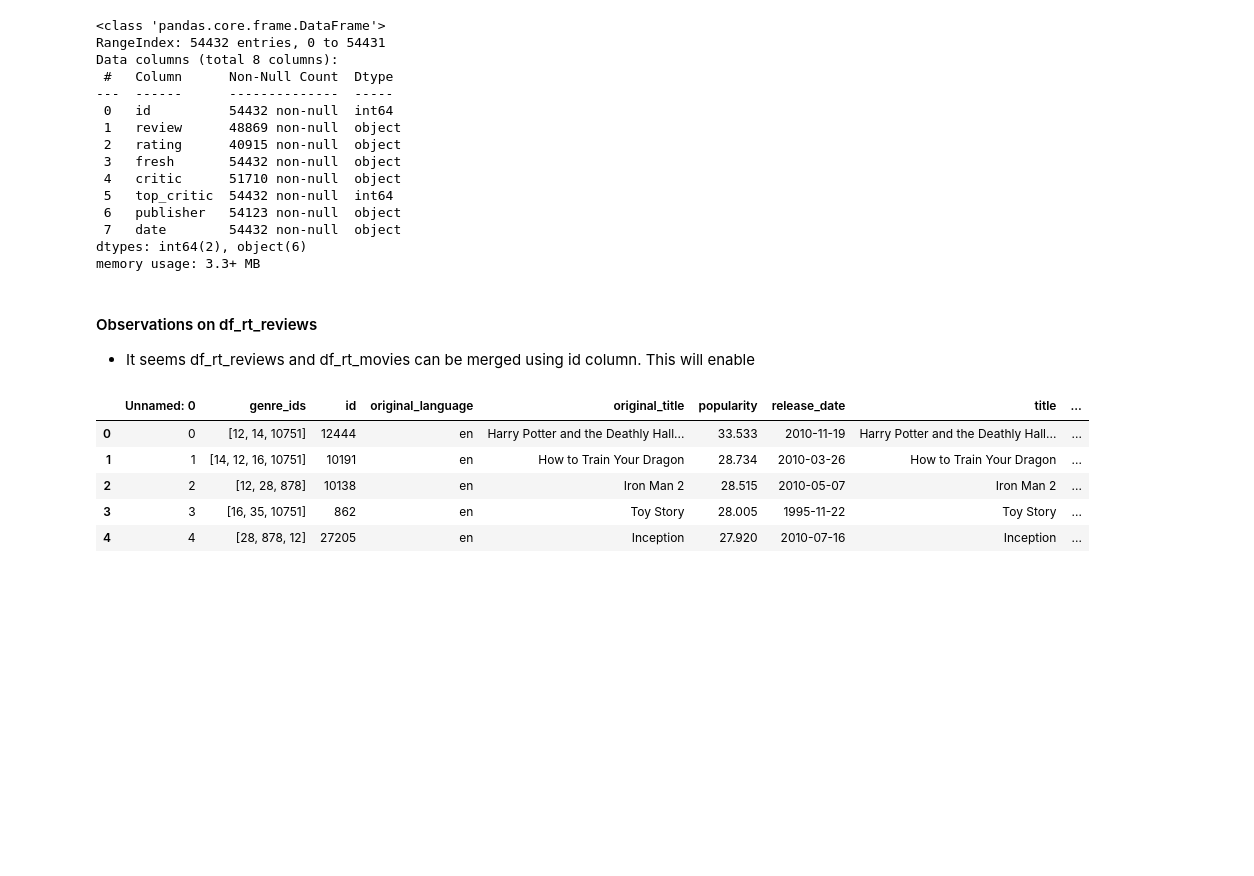
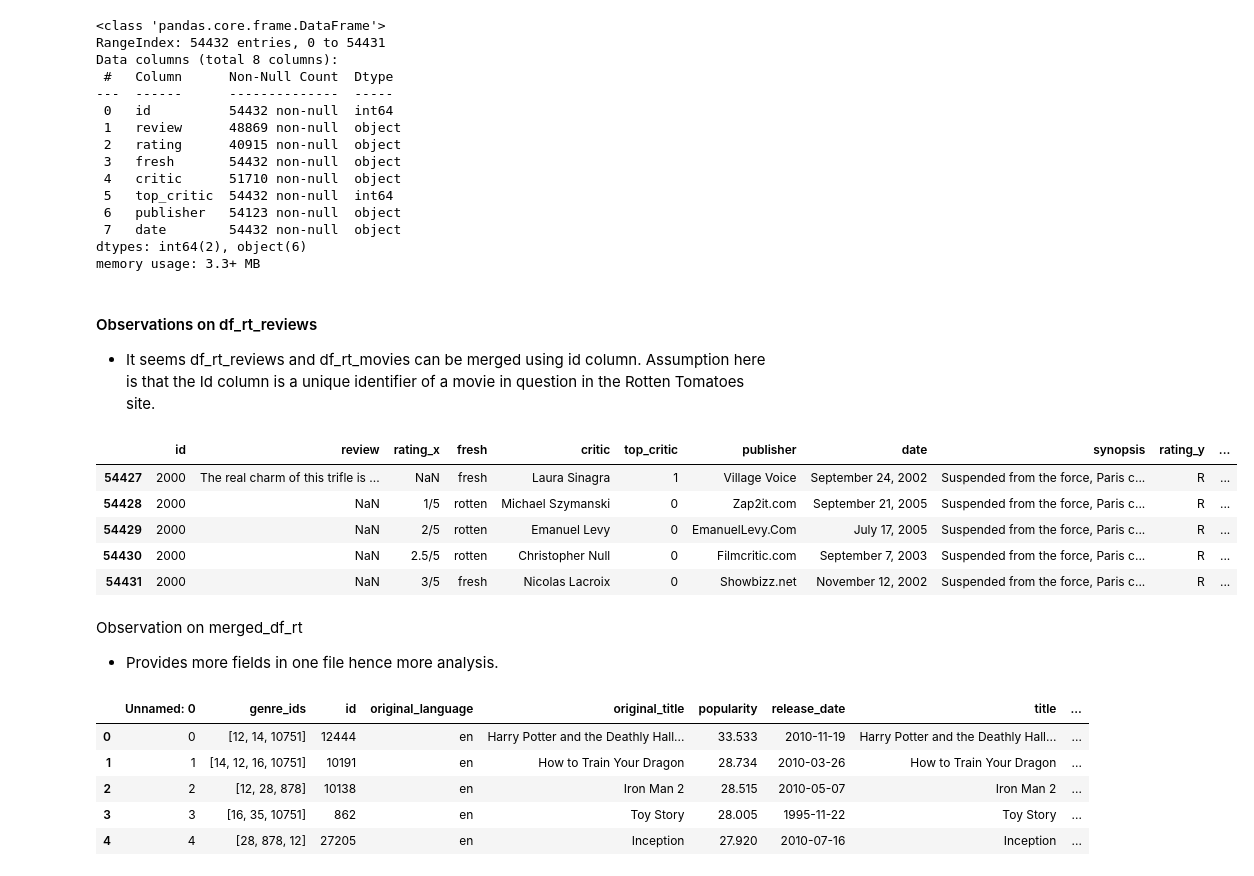
Before and after one commit to emma-030/Phase1Project_New, a Jupyter notebook: Phase1Project_New.ipynb, the cells around one changed output. Saved outputs shown, nothing was run; the diff lists cells and outputs as text; code cells hidden in the pictures; blank space fills up the shorter version.

```diff
--- a/Phase1Project_New.ipynb
+++ b/Phase1Project_New.ipynb
@@ -172,7 +173,22 @@ dtypes: int64(2), object(6)
 memory usage: 3.3+ MB
 # %% [markdown]
 #### Observations on df_rt_reviews
-* It seems df_rt_reviews and df_rt_movies can be merged using id column. This will enable
+* It seems df_rt_reviews and df_rt_movies can be merged using id column. Assumption here is that the Id column is a unique identifier of a movie in question in the Rotten Tomatoes site.
+# %%
+# Merging df_rt_reviews and df_rt_movie
+
+merged_df_rt = pd.merge(df_rt_reviews, df_rt_movie, on='id')
+merged_df_rt.tail()
+# %% [output]
+|  | id | review | rating_x | fresh | critic | top_critic | publisher | date | synopsis | rating_y | ... |
+| 54427 | 2000 | The real charm of this trifle is ... | NaN | fresh | Laura Sinagra | 1 | Village Voice | September 24, 2002 | Suspended from the force, Paris c... | R | ... |
+| 54428 | 2000 | NaN | 1/5 | rotten | Michael Szymanski | 0 | Zap2it.com | September 21, 2005 | Suspended from the force, Paris c... | R | ... |
+| 54429 | 2000 | NaN | 2/5 | rotten | Emanuel Levy | 0 | EmanuelLevy.Com | July 17, 2005 | Suspended from the force, Paris c... | R | ... |
+| 54430 | 2000 | NaN | 2.5/5 | rotten | Christopher Null | 0 | Filmcritic.com | September 7, 2003 | Suspended from the force, Paris c... | R | ... |
+| 54431 | 2000 | NaN | 3/5 | fresh | Nicolas Lacroix | 0 | Showbizz.net | November 12, 2002 | Suspended from the force, Paris c... | R | ... |
+# %% [markdown]
+Observation on merged_df_rt
+* Provides more fields in one file hence more analysis.
 # %%
 # Loading csv files using pandas
 df_tmdb_movie = pd.read_csv('tmdb.movies.csv.gz', delimiter=',')
```
Also changed, not shown: parts of 18 cells of this notebook.
